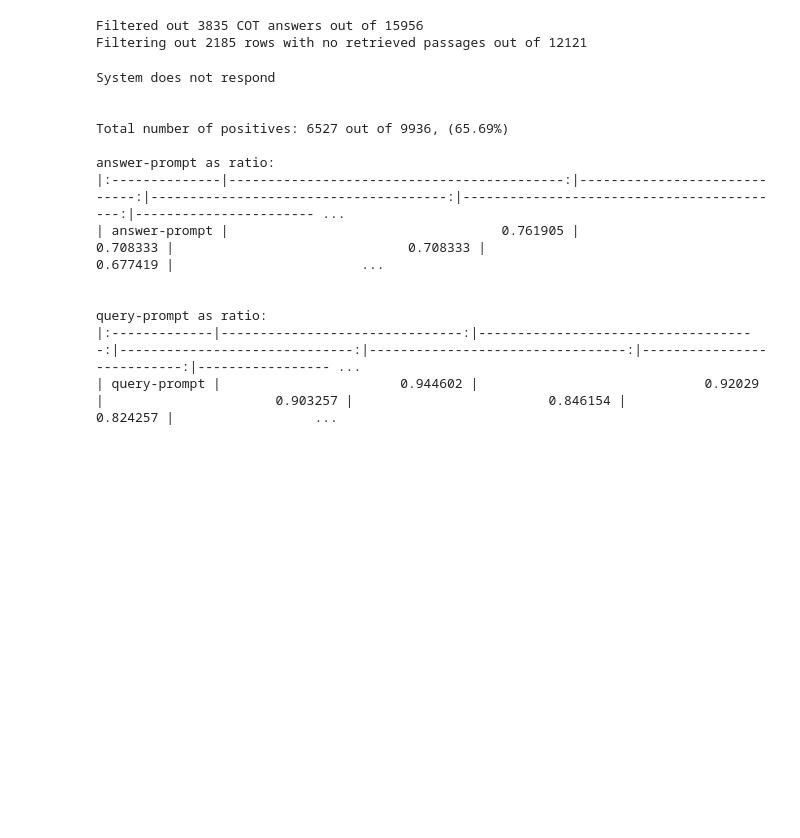
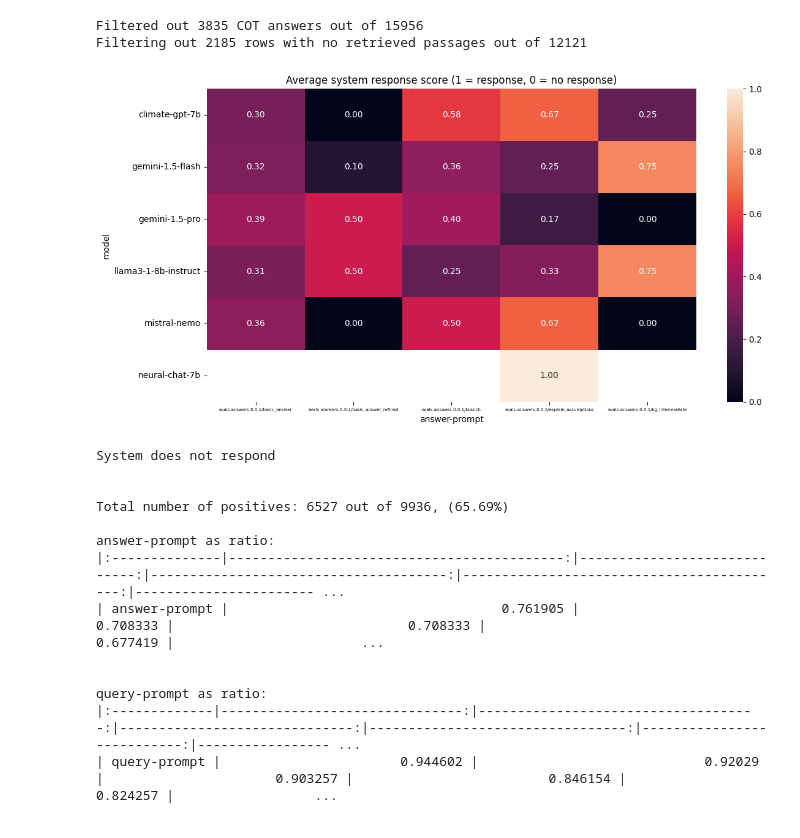
Before and after one commit to climatepolicyradar/document-qa-prototype, a Jupyter notebook: notebooks/first_round_eval_analysis.ipynb, the cells around one changed output. Cells and saved outputs as stored; diff of their text form; code cells hidden in the pictures; blank space fills up the shorter version.

Commit message:
pivot table analysis added, helpers in experiment_analysis.py

```diff
--- a/notebooks/first_round_eval_analysis.ipynb
+++ b/notebooks/first_round_eval_analysis.ipynb
@@ -205,6 +204,24 @@ df.drop(columns=["no_passages_retrieved"], inplace=True)
 # %% [output]
 Filtered out 3835 COT answers out of 15956
 Filtering out 2185 rows with no retrieved passages out of 12121
+# %%
+fig, ax = plt.subplots(figsize=(12, 6))
+
+sns.heatmap(
+    pivot_table_by_eval(
+        df=df, evals=evals, index_attribute="model", column_attribute="answer-prompt", eval_axis="substring_match-system_response"
+    ),
+    annot=True,
+    fmt=".2f",
+    ax=ax,
+)
+
+plt.xticks(rotation=0, fontsize=5)
+plt.title("Average system response score (1 = response, 0 = no response)")
+plt.tight_layout()
+plt.show()
+# %% [output]
+[figure, added]
 # %%
 evals = aggregate_and_print_results(
     df=df,
```
Also changed, not shown: parts of 4 cells of this notebook, 1 other file.
